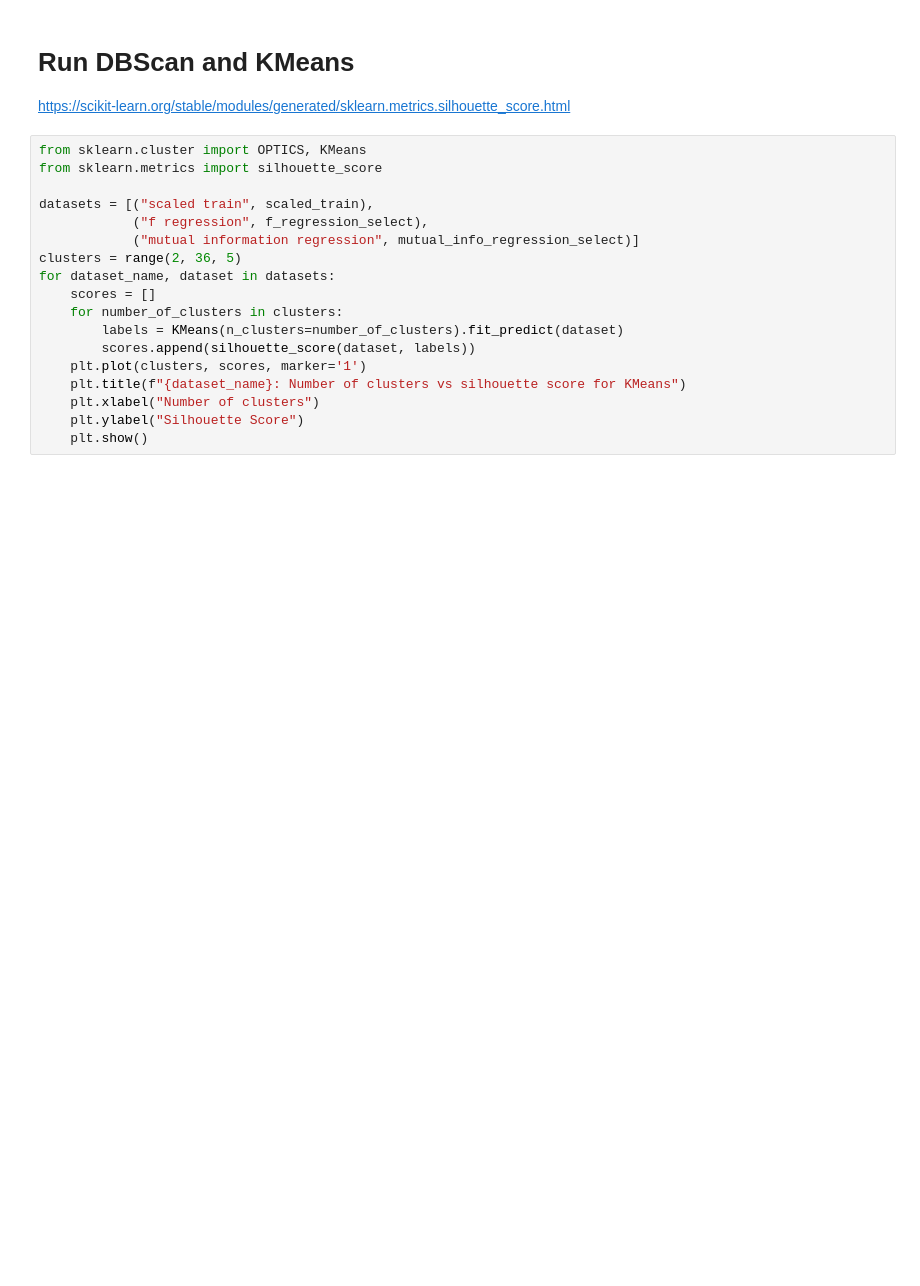
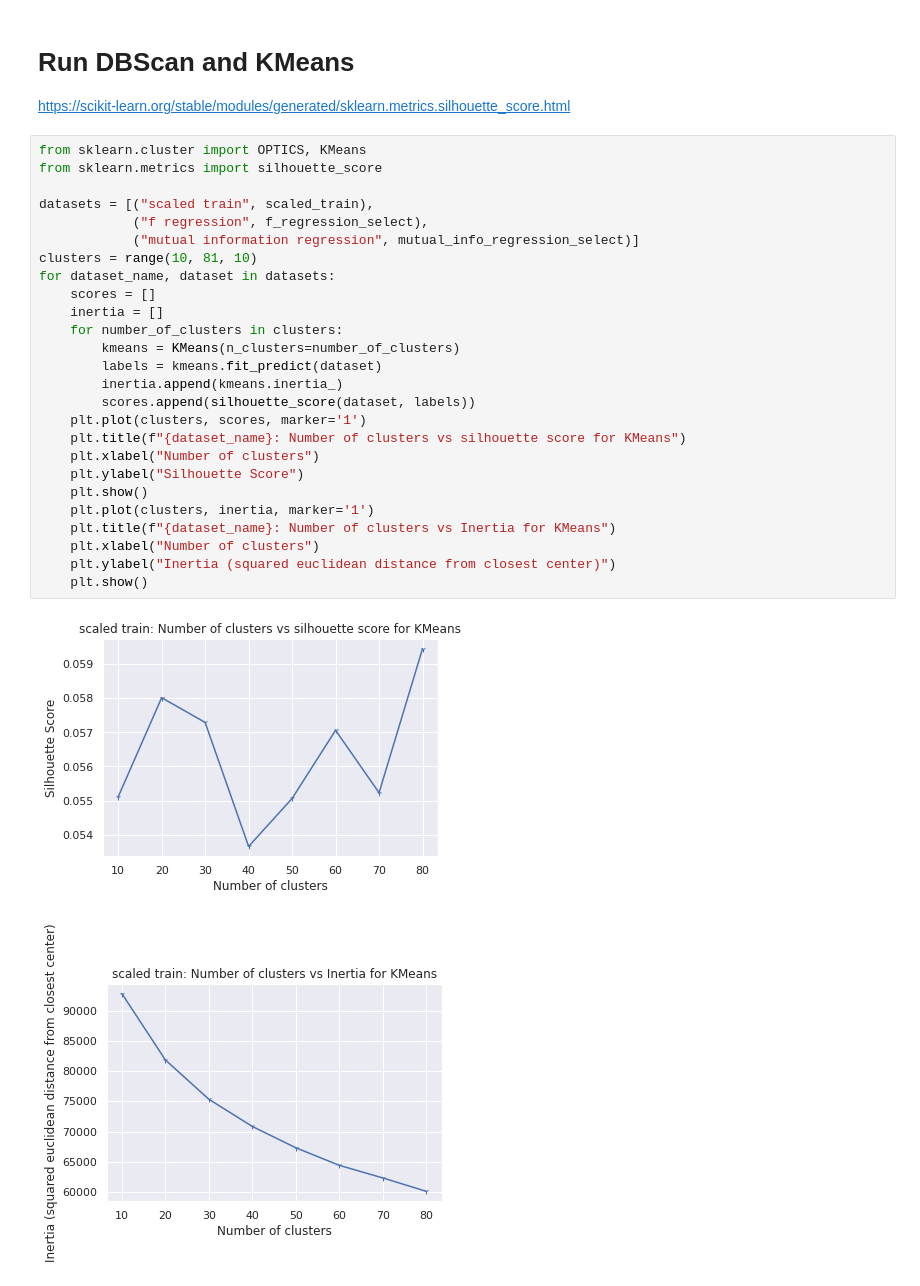
Before and after one commit to Navbryce/nba-combined-score-predictor, a Jupyter notebook: data-cleaning.ipynb, the cells around one changed output. Drawn from its saved outputs; the diff is of its cells as text; blank space fills up the shorter version.

```diff
--- a/data-cleaning.ipynb
+++ b/data-cleaning.ipynb
@@ -161,18 +161,29 @@ https://scikit-learn.org/stable/modules/generated/sklearn.metrics.silhouette_sco
 # %%
 from sklearn.cluster import OPTICS, KMeans
 from sklearn.metrics import silhouette_score
 
 datasets = [("scaled train", scaled_train),
             ("f regression", f_regression_select),
             ("mutual information regression", mutual_info_regression_select)]
-clusters = range(2, 36, 5)
+clusters = range(10, 81, 10)
 for dataset_name, dataset in datasets:
     scores = []
+    inertia = []
     for number_of_clusters in clusters:
-        labels = KMeans(n_clusters=number_of_clusters).fit_predict(dataset)
+        kmeans = KMeans(n_clusters=number_of_clusters)
+        labels = kmeans.fit_predict(dataset)
+        inertia.append(kmeans.inertia_)
         scores.append(silhouette_score(dataset, labels))
     plt.plot(clusters, scores, marker='1')
     plt.title(f"{dataset_name}: Number of clusters vs silhouette score for KMeans")
     plt.xlabel("Number of clusters")
     plt.ylabel("Silhouette Score")
     plt.show()
+    plt.plot(clusters, inertia, marker='1')
+    plt.title(f"{dataset_name}: Number of clusters vs Inertia for KMeans")
+    plt.xlabel("Number of clusters")
+    plt.ylabel("Inertia (squared euclidean distance from closest center)")
+    plt.show()
+# %% [output]
+[figure, added]
+[figure, added]
```
Also changed, not shown: parts of 5 cells of this notebook.
